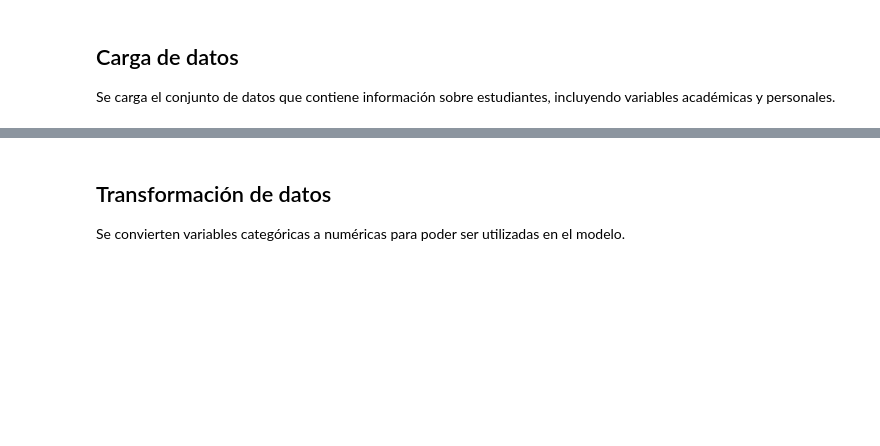
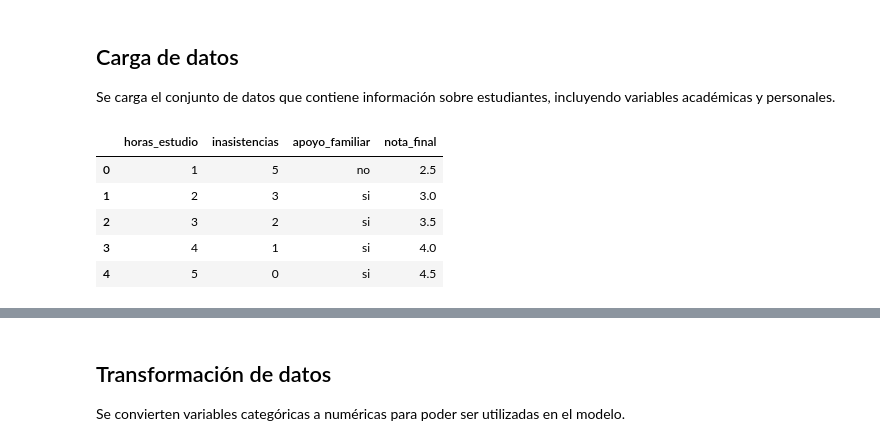
Before and after one commit to anamariagg/RendimientoEstudiantil, a Jupyter notebook: fase-1/student_model.ipynb, the cells around one changed output, grey strips where cells are left out. Cells and saved outputs as stored; diff of their text form; code cells hidden in the pictures; blank space fills up the shorter version.

```diff
--- a/fase-1/student_model.ipynb
+++ b/fase-1/student_model.ipynb
@@ -15,6 +15,26 @@ from sklearn.ensemble import RandomForestRegressor
 ## Carga de datos
 
 Se carga el conjunto de datos que contiene información sobre estudiantes, incluyendo variables académicas y personales.
+# %%
+import pandas as pd
+
+data = pd.DataFrame({
+    'horas_estudio': [1,2,3,4,5,2,3,4,1,5],
+    'inasistencias': [5,3,2,1,0,4,2,1,6,0],
+    'apoyo_familiar': ['no','si','si','si','si','no','si','si','no','si'],
+    'nota_final': [2.5,3.0,3.5,4.0,4.5,2.8,3.6,4.2,2.3,4.8]
+})
+
+data.to_csv('students.csv', index=False)
+
+data.head()
+# %% [output]
+|  | horas_estudio | inasistencias | apoyo_familiar | nota_final |
+| 0 | 1 | 5 | no | 2.5 |
+| 1 | 2 | 3 | si | 3.0 |
+| 2 | 3 | 2 | si | 3.5 |
+| 3 | 4 | 1 | si | 4.0 |
+| 4 | 5 | 0 | si | 4.5 |
 # %%
 data = pd.read_csv('students.csv')
 data.head()
```
Also changed, not shown: parts of 4 cells of this notebook.
